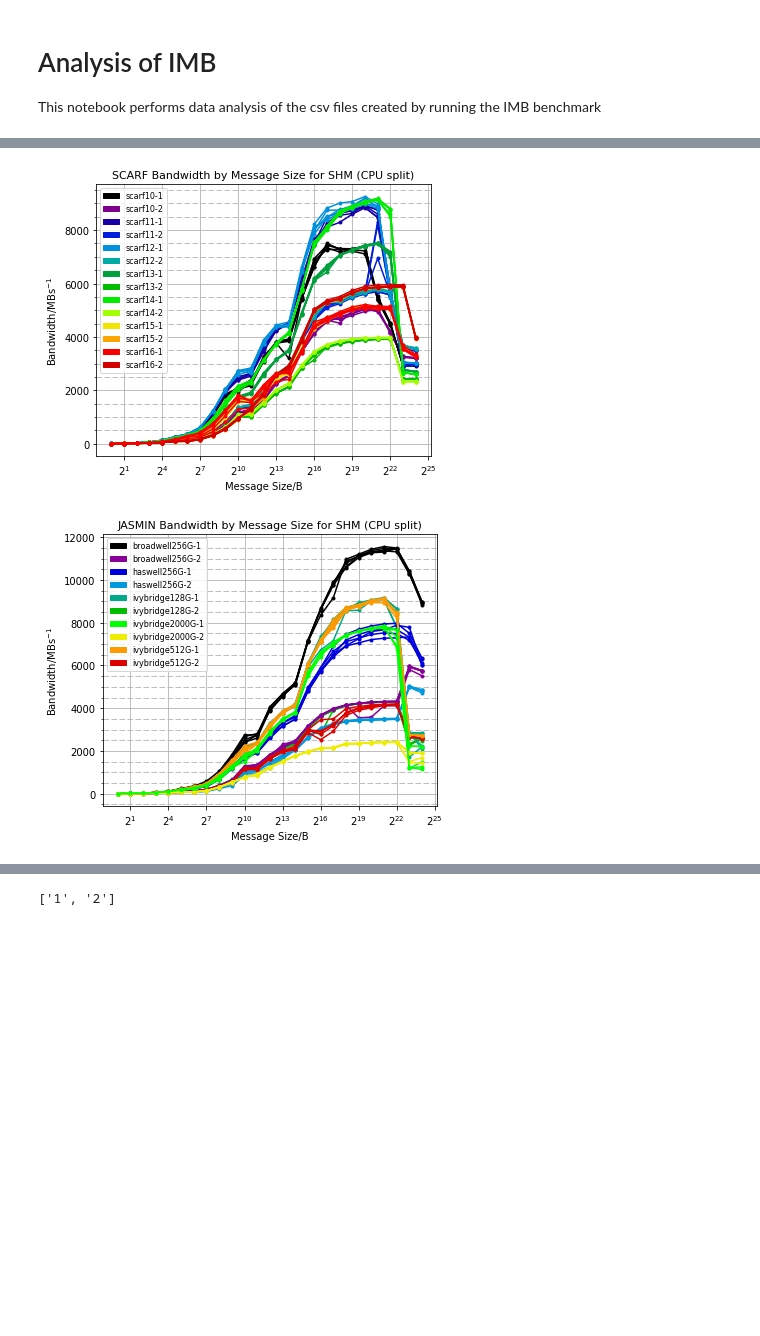
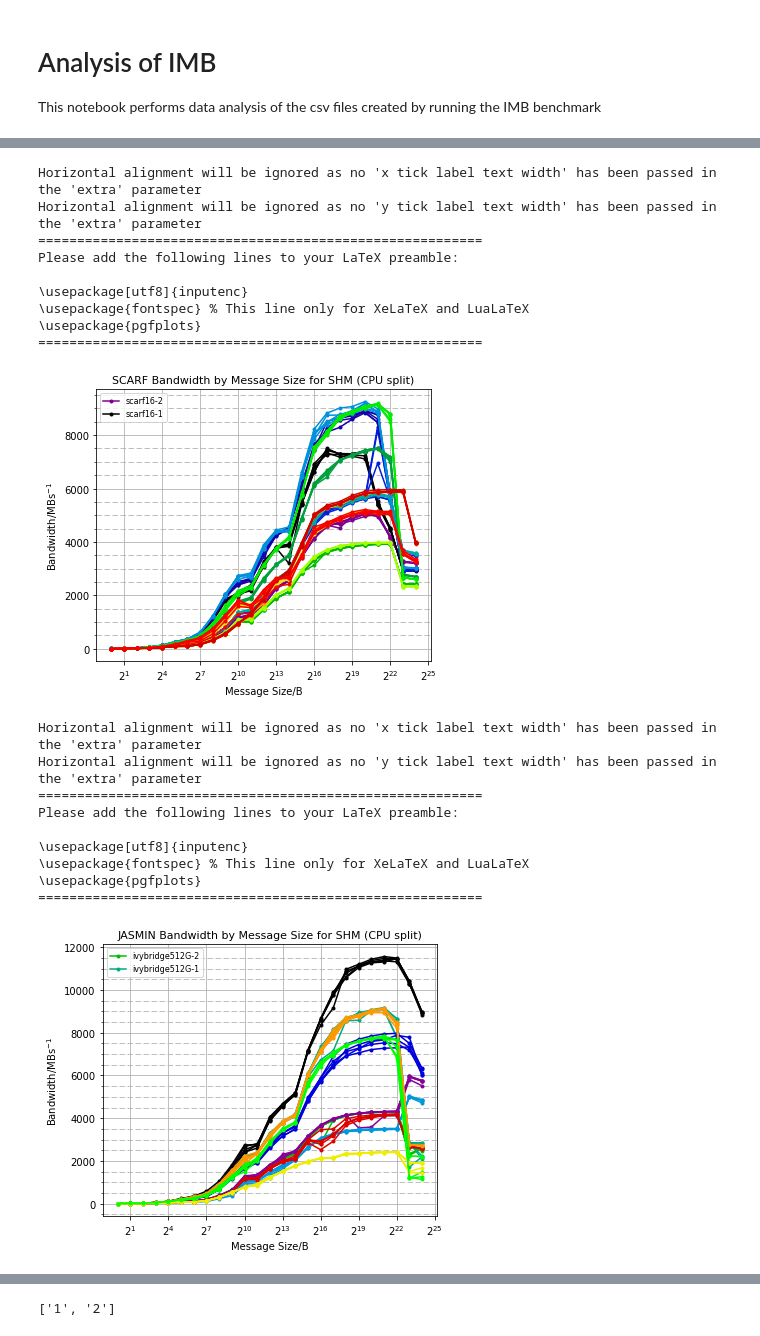
Before and after one commit to cal-id/SCD-Benchmark, a Jupyter notebook: Results/IMB_Notebooks/IMB_Analysis.ipynb, the cells around one changed output, grey strips where cells are left out. Drawn from its saved outputs; the diff is of its cells as text; code cells hidden in the pictures; blank space fills up the shorter version.

```diff
--- a/Results/IMB_Notebooks/IMB_Analysis.ipynb
+++ b/Results/IMB_Notebooks/IMB_Analysis.ipynb
@@ -100,6 +101,7 @@ def plotBandwidth():
     for name in ("SCARF_IMB", "JASMIN_IMB", "SCARF_IMB_CPUs", "JASMIN_IMB_CPUs"):
         protocols = sorted(set(row["Protocols Seen"] for row in results[name]))
         for prot in protocols:
+            labelsSeen = set()
             res = [row for row in results[name] if row["Protocols Seen"] == prot]
             hostgroups = sorted(set(row["Host Groups"] for row in res))
             clrMap = plt.get_cmap("nipy_spectral")
@@ -120,20 +122,33 @@ def plotBandwidth():
                        clrMap((2 * hostgroups.index(row["Host Groups"]) + int(row["CPUs"]) - 1) / (2 * len(hostgroups)))
                        )
                 clr = (clr[0], clr[1], clr[2], 1)
-                plt.plot(messageSizes, band, color=clr, marker=".", linestyle="-")
+                if "CPUs" in name:
+                    lab = hostgroup + "-" + row["CPUs"]
+                else:
+                    lab = hostgroup
+                if lab not in labelsSeen:
+                    labelsSeen.add(lab)
+                    plt.plot(messageSizes, band, color=clr, marker=".", linestyle="-", label=lab)
+                else:
+                    plt.plot(messageSizes, band, color=clr, marker=".", linestyle="-")
                 nodeNumbers = ",".join(re.findall("cn\d+", row["Hosts Used"]))
                 # legendHandles.append(mpatches.Patch(color=clr, label=nodeNumbers))
-            plt.legend(handles=legendHandles, loc=2, ncol=1, fontsize=8)
+            plt.legend(loc=2, ncol=1, fontsize=8)
             plt.xscale("log", basex=2)
             # plt.yscale("log")
             endOfTitle = prot
             endOfTitle += " (CPU split)" if "CPUs" in name else ""
-            plt.title("{} Bandwidth by Message Size for {}".format(name.split("_")[0], endOfTitle))
+            title = "{} Bandwidth by Message Size for {}".format(name.split("_")[0], endOfTitle)
+            plt.title(title)
             plt.xlabel("Message Size/B")
             plt.ylabel("Bandwidth/" + MBPS)
             plt.grid(True, which="minor", linestyle="--")
             plt.grid(True, which="major", linestyle="-")
             plt.minorticks_on()
+
+            # Save for latex
+            tikz_save(title.replace(" ", "-") + ".tex", figureheight = '\\figureheight', figurewidth = '\\figurewidth')
+
             plt.show()
 
 plotBandwidth()
@@ -146,5 +206,23 @@ plotBandwidth()
+Horizontal alignment will be ignored as no 'x tick label text width' has been passed in the 'extra' parameter
+Horizontal alignment will be ignored as no 'y tick label text width' has been passed in the 'extra' parameter
+=========================================================
+Please add the following lines to your LaTeX preamble:
+
+\usepackage[utf8]{inputenc}
+\usepackage{fontspec} % This line only for XeLaTeX and LuaLaTeX
+\usepackage{pgfplots}
+=========================================================
-[figure, old version]
+[figure, new version]
+Horizontal alignment will be ignored as no 'x tick label text width' has been passed in the 'extra' parameter
+Horizontal alignment will be ignored as no 'y tick label text width' has been passed in the 'extra' parameter
+=========================================================
+Please add the following lines to your LaTeX preamble:
+
+\usepackage[utf8]{inputenc}
+\usepackage{fontspec} % This line only for XeLaTeX and LuaLaTeX
+\usepackage{pgfplots}
+=========================================================
-[figure, old version]
+[figure, new version]
 # %%
 def plotCloudBandwidth():
     numHostsSet = sorted(set(row['Number of Hosts'] for row in results["Cloud_IMB"]))
```
Also changed, not shown: parts of 4 cells of this notebook, 18 other files.
